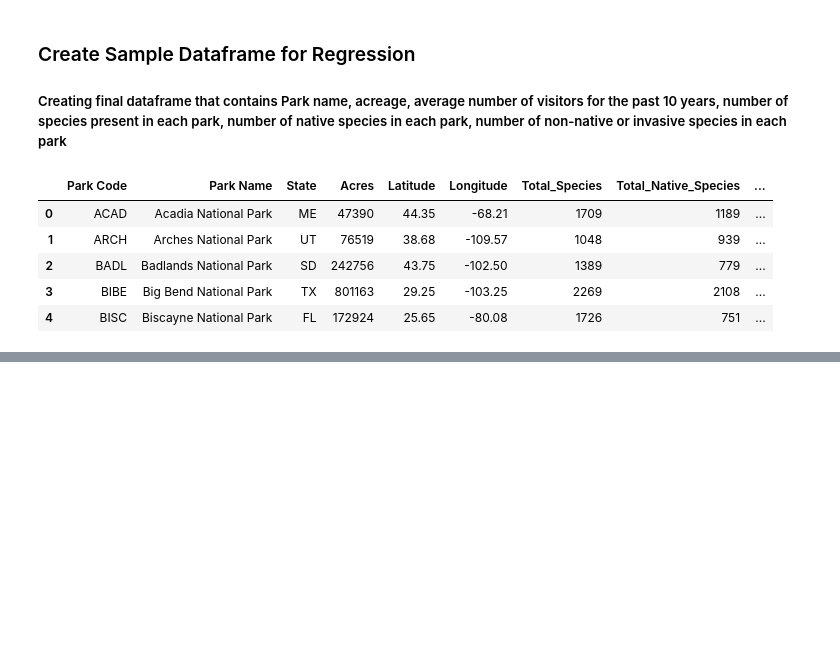
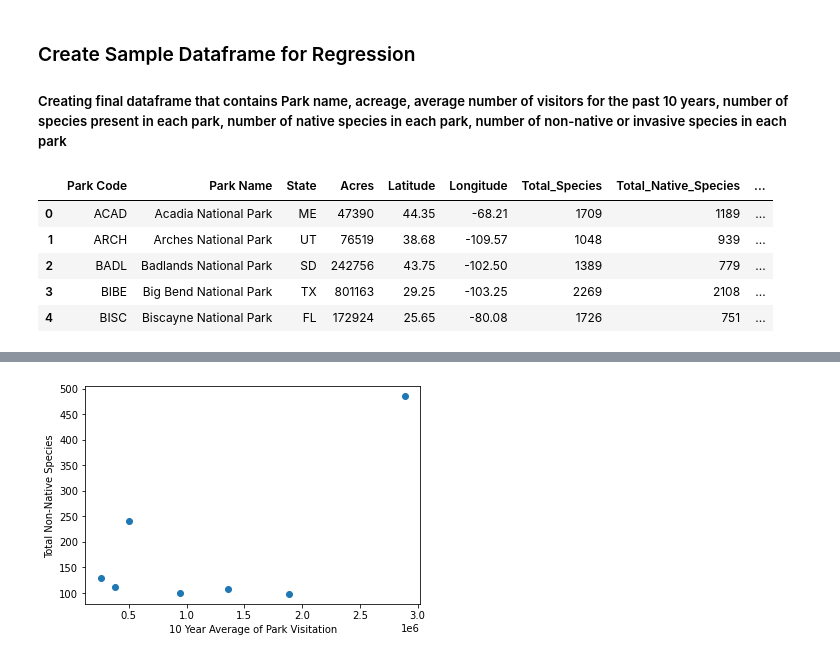
Before and after one commit to holleyvoegtle/Biodiversity_Analysis, a Jupyter notebook: machine-learning/Biodiversity_MachineLearning.ipynb, the cells around one changed output, grey strips where cells are left out. Saved outputs shown, nothing was run; the diff lists cells and outputs as text; code cells hidden in the pictures; blank space fills up the shorter version.

```diff
--- a/machine-learning/Biodiversity_MachineLearning.ipynb
+++ b/machine-learning/Biodiversity_MachineLearning.ipynb
@@ -77,0 +66,7 @@ plt.show()
+# %%
+plt.scatter(mockup_df.Park_Visitors, mockup_df.Total_NonNative_Species)
+plt.xlabel('10 Year Average of Park Visitation')
+plt.ylabel('Total Non-Native Species')
+plt.show()
+# %% [output]
+[figure, added]
```
Also changed, not shown: parts of 9 cells of this notebook.
